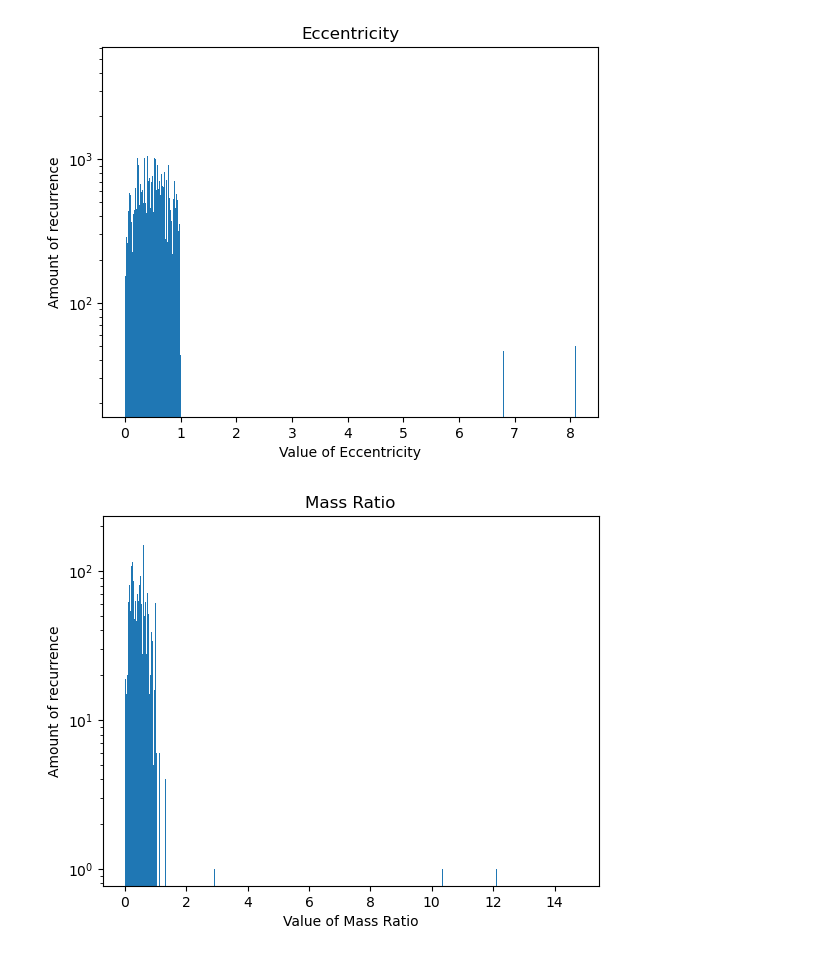
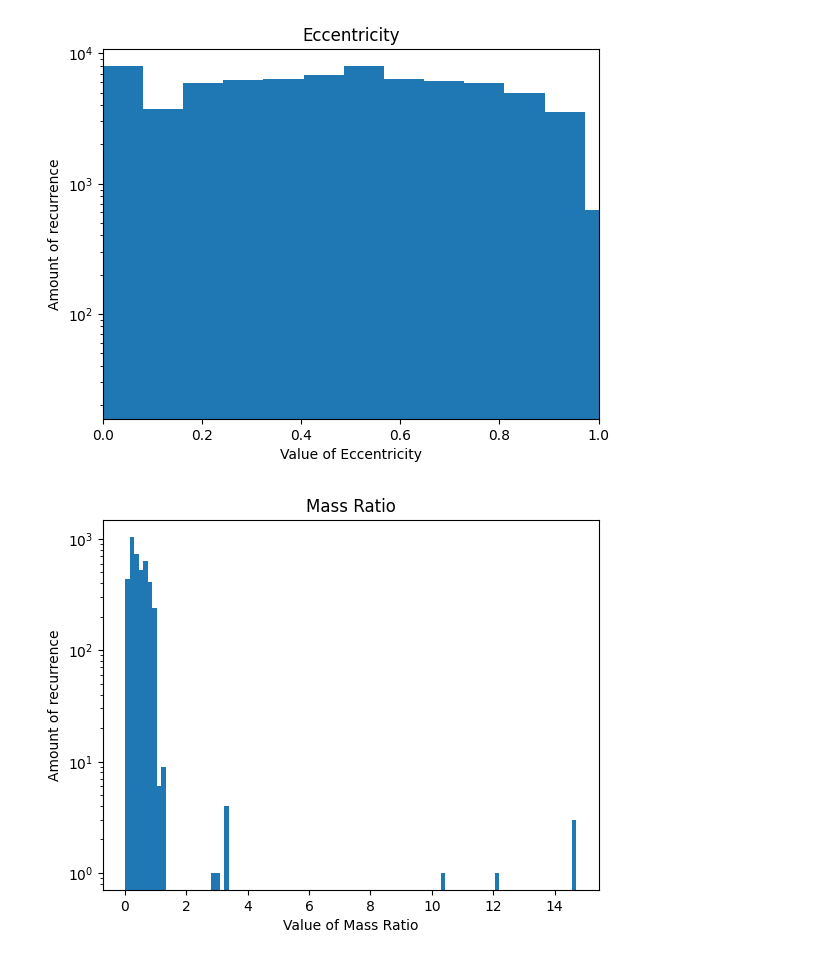
Before and after one commit to Eljameuter/Orbital-and-physical-parameter-distribution-of-Binary-Systems, a Jupyter notebook: code_OP.ipynb, the cells around one changed output. Saved outputs shown, nothing was run; the diff lists cells and outputs as text; code cells hidden in the pictures.

Commit message:
played with hist

```diff
--- a/code_OP.ipynb
+++ b/code_OP.ipynb
@@ -2,37 +2,38 @@
 import matplotlib.pyplot as plt
 import numpy as np
 import pandas as pd
 
 
-df = pd.read_csv(r'C:\Programming\Python\Astronomy Lab & Observing Project\Observational Project\table.csv')
+df = pd.read_csv(r'DATA/RAW/table2.csv')
 eccentricity = df["e"]
 mass_ratio = df["q"]
 period = df["period"]
 semi_major_ax = df["a"]
 
-plt.hist(eccentricity, log=True, bins=1000)
+plt.hist(eccentricity, log=True, bins=100)
 plt.xlabel('Value of Eccentricity')
 plt.ylabel('Amount of recurrence')
 plt.title('Eccentricity')
+plt.xlim(0,1)
 plt.show()
 
-plt.hist(mass_ratio, log=True, bins=1000)
+plt.hist(mass_ratio, log=True, bins=100)
 plt.xlabel('Value of Mass Ratio')
 plt.ylabel('Amount of recurrence')
 plt.title('Mass Ratio')
 plt.show()
 
-plt.hist(period, log=True, bins=1000)
+plt.hist(period, log=True, bins=100)
 plt.xlabel('Period [days]')
 plt.ylabel('Amount of recurrence')
 plt.title('Period histogram')
 plt.show()
 
-plt.hist(semi_major_ax, log=True, bins=1000)
+plt.hist(semi_major_ax, log=True, bins=100)
 plt.xlabel('Value of Semi-Major Axis [arcsec]')
 plt.ylabel('Amount of recurrence')
 plt.title('Semi Major Axis histogram')
 plt.show()
 # %% [output]
-[figure, old version]
+[figure, new version]
-[figure, old version]
+[figure, new version]
```
Also changed, not shown: parts of 1 cell of this notebook.
